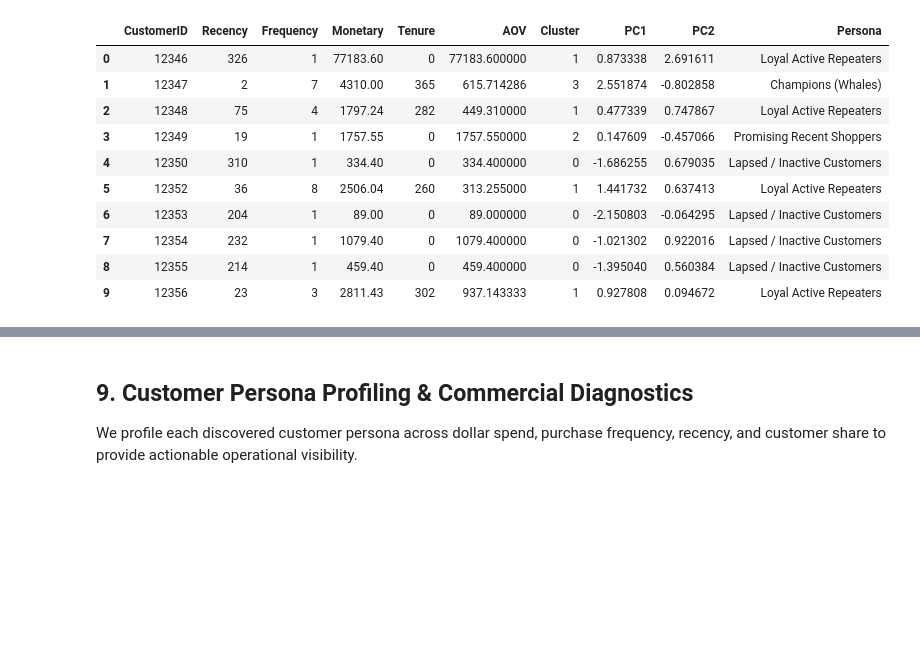
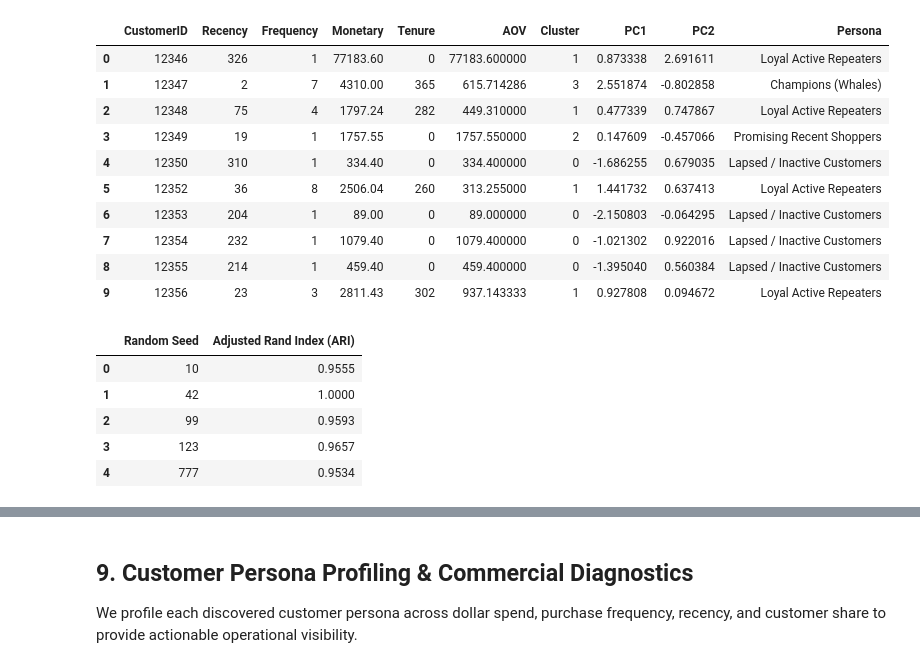
Before and after one commit to AmanBanik/capstone_DSAI_IITI, a Jupyter notebook: capstone_2_onlineretail/notebooks/01_retail_customer_segmentation.ipynb, the cells around one changed output, grey strips where cells are left out. Drawn from its saved outputs; the diff is of its cells as text; code cells hidden in the pictures; blank space fills up the shorter version.

```diff
--- a/capstone_2_onlineretail/notebooks/01_retail_customer_segmentation.ipynb
+++ b/capstone_2_onlineretail/notebooks/01_retail_customer_segmentation.ipynb
@@ -769,3 +769,23 @@ rfm_df.head(10)
 | 7 | 12354 | 232 | 1 | 1079.40 | 0 | 1079.400000 | 0 | -1.021302 | 0.922016 | Lapsed / Inactive Customers |
 | 8 | 12355 | 214 | 1 | 459.40 | 0 | 459.400000 | 0 | -1.395040 | 0.560384 | Lapsed / Inactive Customers |
 | 9 | 12356 | 23 | 3 | 2811.43 | 302 | 937.143333 | 1 | 0.927808 | 0.094672 | Loyal Active Repeaters |
+# %%
+# Step 8.6: Assess cluster stability and topological reproducibility across random initialization seeds
+from sklearn.metrics import adjusted_rand_score
+
+stability_ari_records = []
+for seed in [10, 42, 99, 123, 777]:
+    km_test = KMeans(n_clusters=4, init='k-means++', n_init=15, random_state=seed)
+    seed_preds = km_test.fit_predict(rfm_scaled_vals)
+    ari = adjusted_rand_score(cluster_labels, seed_preds)
+    stability_ari_records.append({'Random Seed': seed, 'Adjusted Rand Index (ARI)': round(ari, 4)})
+
+stability_df = pd.DataFrame(stability_ari_records)
+stability_df
+# %% [output]
+|  | Random Seed | Adjusted Rand Index (ARI) |
+| 0 | 10 | 0.9555 |
+| 1 | 42 | 1.0000 |
+| 2 | 99 | 0.9593 |
+| 3 | 123 | 0.9657 |
+| 4 | 777 | 0.9534 |
```
Also changed, not shown: parts of 9 cells of this notebook, 16 other files.
